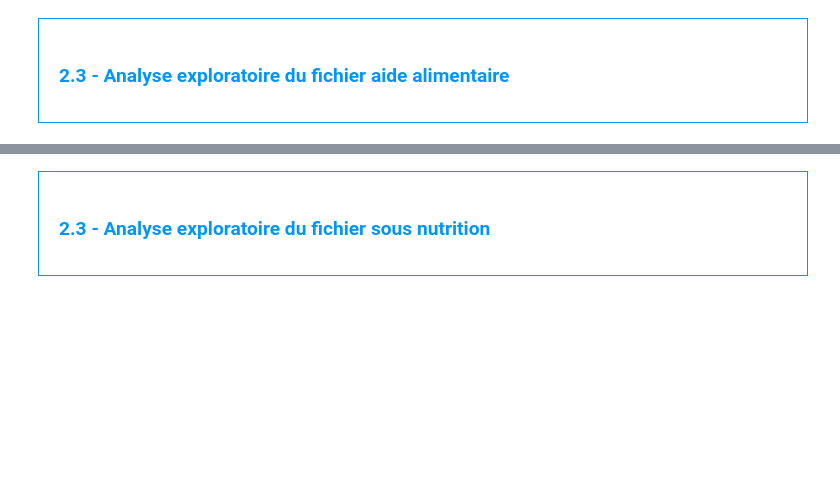
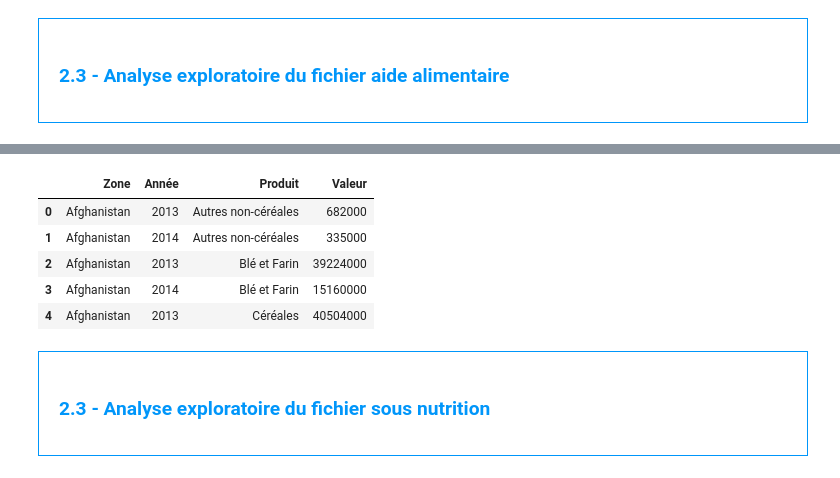
Before and after one commit to ziedbelhocine/Cours-OC, a Jupyter notebook: Data_Analyst/Projet_4/Template+Julien+V2.ipynb, the cells around one changed output, grey strips where cells are left out. Cells and saved outputs as stored; diff of their text form; code cells hidden in the pictures; blank space fills up the shorter version.

```diff
--- a/Data_Analyst/Projet_4/Template+Julien+V2.ipynb
+++ b/Data_Analyst/Projet_4/Template+Julien+V2.ipynb
@@ -185,5 +201,13 @@ dispo_alimentaire.head()
 # %%
 #Affichage les 5 premières lignes de la table
+aide_alimentaire.head()
+# %% [output]
+|  | Zone | Année | Produit | Valeur |
+| 0 | Afghanistan | 2013 | Autres non-céréales | 682000 |
+| 1 | Afghanistan | 2014 | Autres non-céréales | 335000 |
+| 2 | Afghanistan | 2013 | Blé et Farin | 39224000 |
+| 3 | Afghanistan | 2014 | Blé et Farin | 15160000 |
+| 4 | Afghanistan | 2013 | Céréales | 40504000 |
 # %% [markdown]
 <div style="border: 1px solid RGB(0,150,250);" >
 <h3 style="margin: auto; padding: 20px; color: RGB(0,150,250); ">2.3 - Analyse exploratoire du fichier sous nutrition</h3>
```
Also changed, not shown: parts of 26 cells of this notebook, 1 other file.
